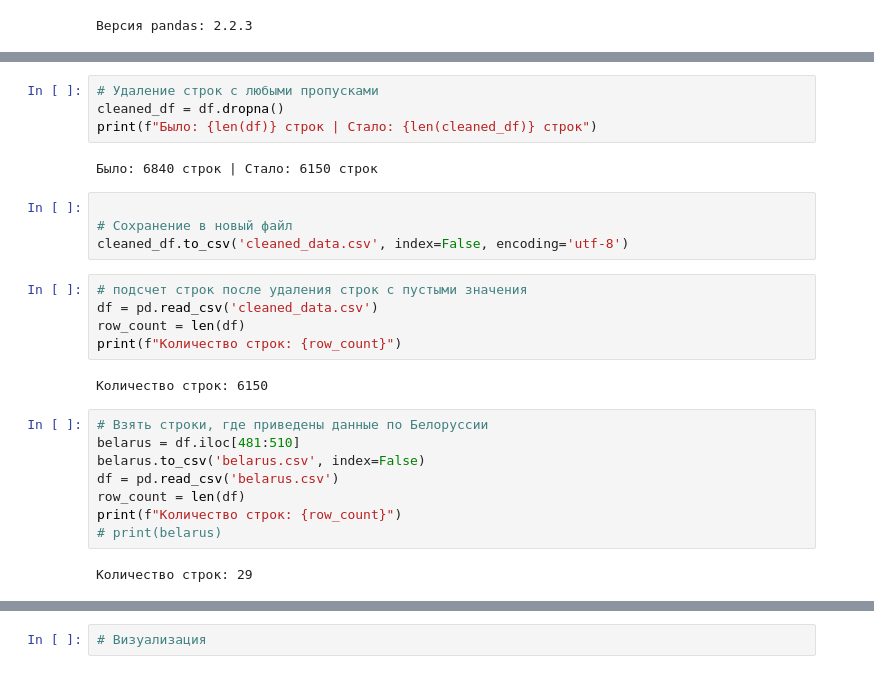
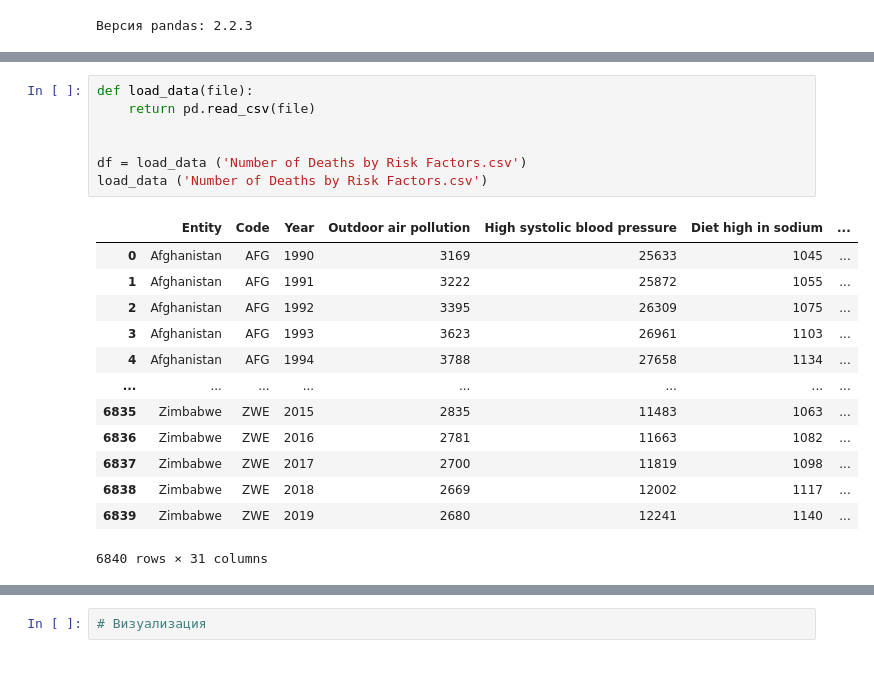
Before and after one commit to Tousty-Dzmitry/homework-BELHARD-Data-Science_2, a Jupyter notebook: data_loader .ipynb, the cells around one changed output, grey strips where cells are left out. Drawn from its saved outputs; the diff is of its cells as text.

```diff
--- a/data_loader .ipynb
+++ b/data_loader .ipynb
@@ -30,27 +8,21 @@ print(df)
-# %%
-# Удаление строк с любыми пропусками
-cleaned_df = df.dropna()
-print(f"Было: {len(df)} строк | Стало: {len(cleaned_df)} строк")
-# %% [output]
-Было: 6840 строк | Стало: 6150 строк
-# %%
-
-# Сохранение в новый файл
-cleaned_df.to_csv('cleaned_data.csv', index=False, encoding='utf-8')
-# %%
-# подсчет строк после удаления строк с пустыми значения
-df = pd.read_csv('cleaned_data.csv')
-row_count = len(df)
-print(f"Количество строк: {row_count}")
-# %% [output]
-Количество строк: 6150
-# %%
-# Взять строки, где приведены данные по Белоруссии
-belarus = df.iloc[481:510]
-belarus.to_csv('belarus.csv', index=False)
-df = pd.read_csv('belarus.csv')
-row_count = len(df)
-print(f"Количество строк: {row_count}")
-# print(belarus)
-# %% [output]
-Количество строк: 29
+# %%
+def load_data(file):
+    return pd.read_csv(file)
+
+
+df = load_data ('Number of Deaths by Risk Factors.csv')
+load_data ('Number of Deaths by Risk Factors.csv')
+# %% [output]
+|  | Entity | Code | Year | Outdoor air pollution | High systolic blood pressure | Diet high in sodium | ... |
+| 0 | Afghanistan | AFG | 1990 | 3169 | 25633 | 1045 | ... |
+| 1 | Afghanistan | AFG | 1991 | 3222 | 25872 | 1055 | ... |
+| 2 | Afghanistan | AFG | 1992 | 3395 | 26309 | 1075 | ... |
+| 3 | Afghanistan | AFG | 1993 | 3623 | 26961 | 1103 | ... |
+| 4 | Afghanistan | AFG | 1994 | 3788 | 27658 | 1134 | ... |
+| ... | ... | ... | ... | ... | ... | ... | ... |
+| 6835 | Zimbabwe | ZWE | 2015 | 2835 | 11483 | 1063 | ... |
+| 6836 | Zimbabwe | ZWE | 2016 | 2781 | 11663 | 1082 | ... |
+| 6837 | Zimbabwe | ZWE | 2017 | 2700 | 11819 | 1098 | ... |
+| 6838 | Zimbabwe | ZWE | 2018 | 2669 | 12002 | 1117 | ... |
+| 6839 | Zimbabwe | ZWE | 2019 | 2680 | 12241 | 1140 | ... |
+6840 rows × 31 columns
```
Also changed, not shown: parts of 4 cells of this notebook.
